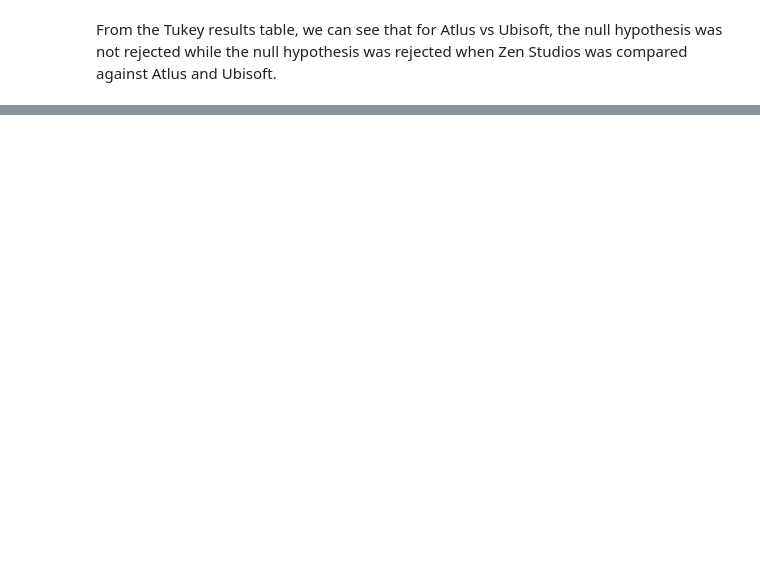
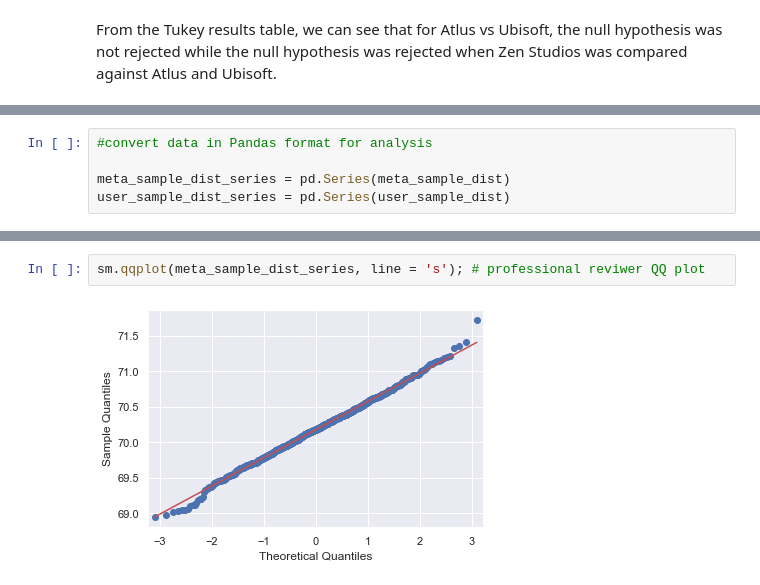
Before and after one commit to songyingho/metacritic_games_statistics, a Jupyter notebook: index.ipynb, the cells around one changed output, grey strips where cells are left out. Drawn from its saved outputs; the diff is of its cells as text; blank space fills up the shorter version.

```diff
--- a/index.ipynb
+++ b/index.ipynb
@@ -436,0 +517,5 @@ effect_size(meta_sample, user_sample)
+# %%
+#convert data in Pandas format for analysis
+
+meta_sample_dist_series = pd.Series(meta_sample_dist)
+user_sample_dist_series = pd.Series(user_sample_dist)
@@ -436,0 +538,4 @@ effect_size(meta_sample, user_sample)
+# %%
+sm.qqplot(meta_sample_dist_series, line = 's'); # professional reviwer QQ plot
+# %% [output]
+[figure, added]
```
Also changed, not shown: parts of 43 cells of this notebook.
